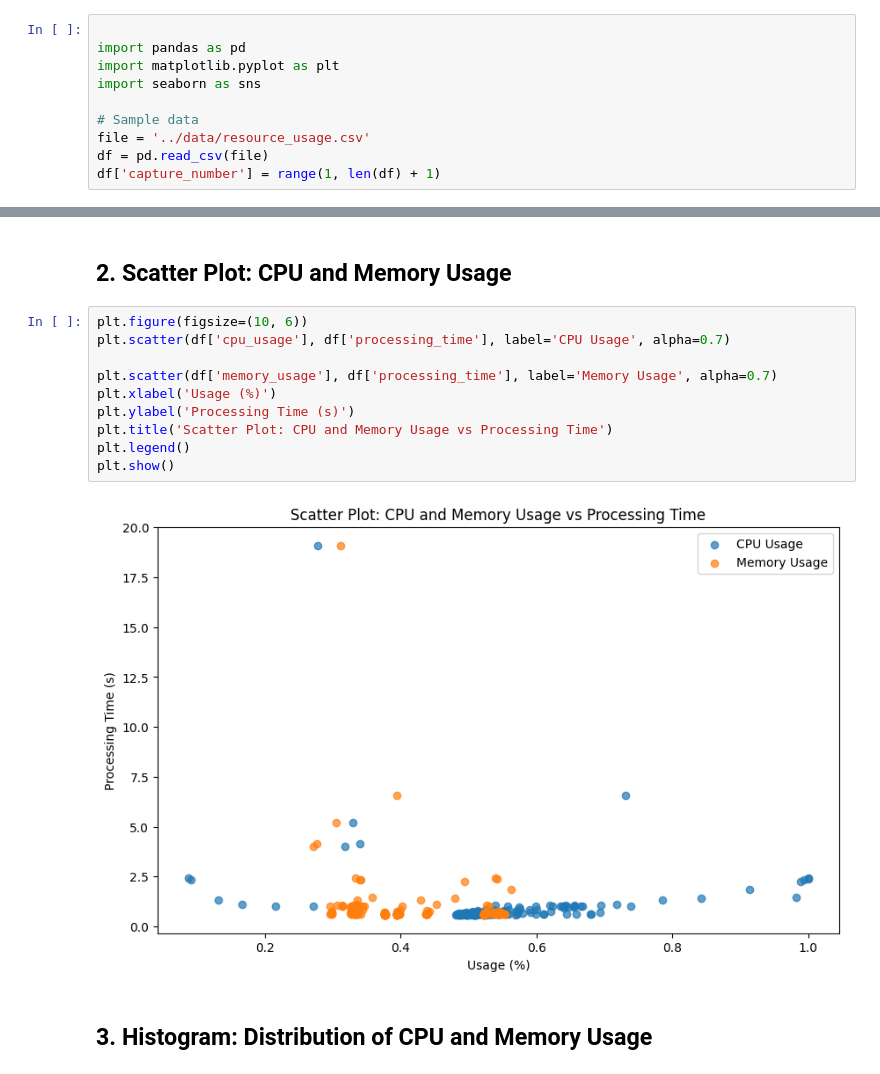
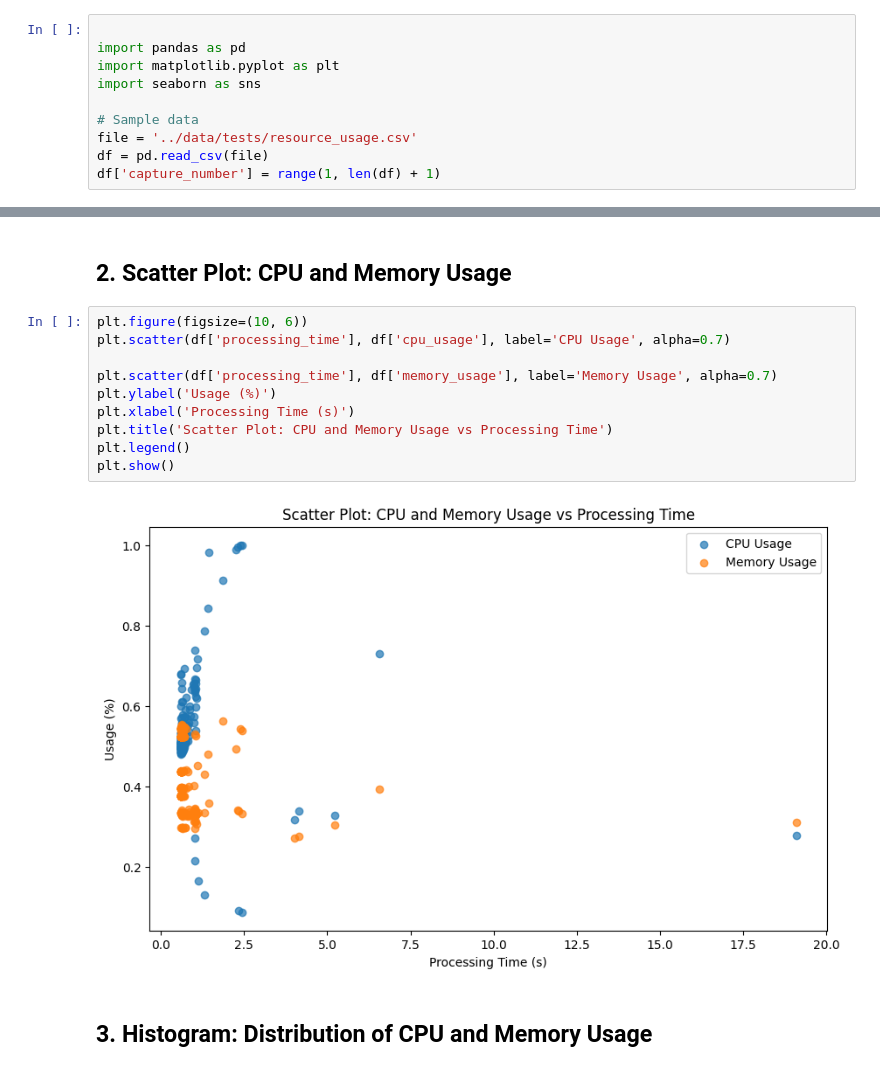
Before and after one commit to idperez720/nighteye, a Jupyter notebook: notebooks/cpu_memory_usage_analysis.ipynb, the cells around one changed output, grey strips where cells are left out. Drawn from its saved outputs; the diff is of its cells as text.

```diff
--- a/notebooks/cpu_memory_usage_analysis.ipynb
+++ b/notebooks/cpu_memory_usage_analysis.ipynb
@@ -7,6 +7,6 @@ import matplotlib.pyplot as plt
 import seaborn as sns
 
 # Sample data
-file = '../data/resource_usage.csv'
+file = '../data/tests/resource_usage.csv'
 df = pd.read_csv(file)
 df['capture_number'] = range(1, len(df) + 1)
@@ -27,16 +54,16 @@ plt.show()
 ## 2. Scatter Plot: CPU and Memory Usage
 # %%
 plt.figure(figsize=(10, 6))
-plt.scatter(df['cpu_usage'], df['processing_time'], label='CPU Usage', alpha=0.7)
+plt.scatter(df['processing_time'], df['cpu_usage'], label='CPU Usage', alpha=0.7)
 
-plt.scatter(df['memory_usage'], df['processing_time'], label='Memory Usage', alpha=0.7)
-plt.xlabel('Usage (%)')
-plt.ylabel('Processing Time (s)')
+plt.scatter(df['processing_time'], df['memory_usage'], label='Memory Usage', alpha=0.7)
+plt.ylabel('Usage (%)')
+plt.xlabel('Processing Time (s)')
 plt.title('Scatter Plot: CPU and Memory Usage vs Processing Time')
 plt.legend()
 plt.show()
 # %% [output]
-[figure, old version]
+[figure, new version]
 # %% [markdown]
 ## 3. Histogram: Distribution of CPU and Memory Usage
 # %%
```
Also changed, not shown: parts of 2 cells of this notebook, 5 other files.
